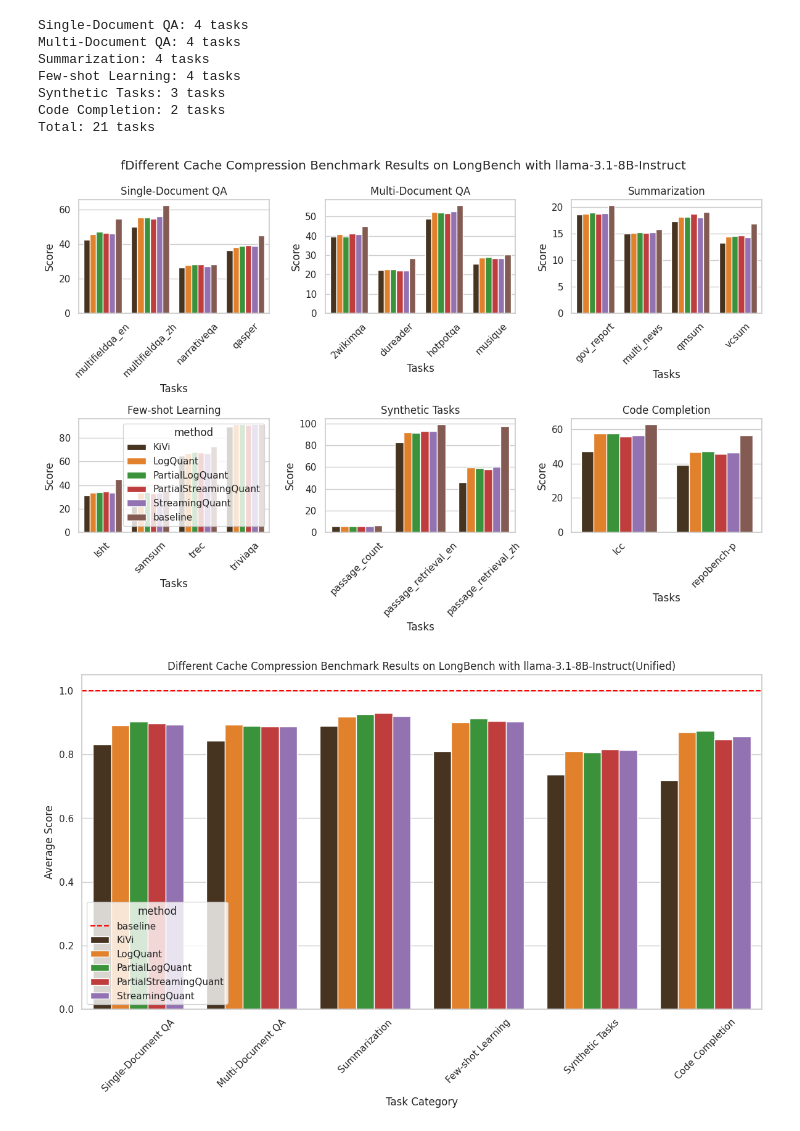
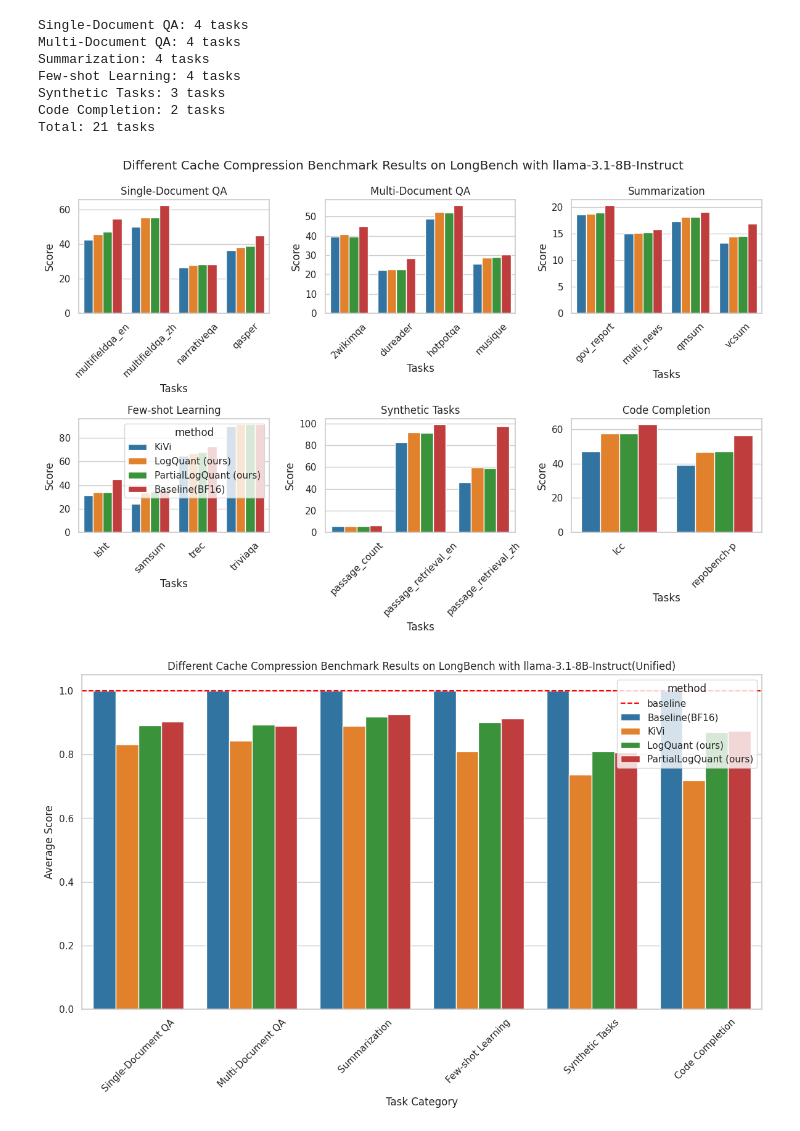
Before and after one commit to Concyclics/LogQuantKV, a Jupyter notebook: test_acc/LongBench/results/plot.ipynb, the cells around one changed output. Drawn from its saved outputs; the diff is of its cells as text; code cells hidden in the pictures.

```diff
--- a/test_acc/LongBench/results/plot.ipynb
+++ b/test_acc/LongBench/results/plot.ipynb
@@ -40,3 +40,8 @@ df
 | 19 | triviaqa | 91.64 | llama-3.1-8B-Instruct | baseline |
 | 20 | vcsum | 16.85 | llama-3.1-8B-Instruct | baseline |
 126 rows × 4 columns
+# %%
+df = df[df['method'].isin(['baseline', 'KiVi', 'LogQuant', 'PartialLogQuant'])]
+df['method'] = df['method'].replace('LogQuant', 'LogQuant (ours)')
+df['method'] = df['method'].replace('PartialLogQuant', 'PartialLogQuant (ours)')
+df['method'] = df['method'].replace('baseline', 'Baseline(BF16)')
@@ -66,10 +87,10 @@ Total: 21 tasks
 # %%
 sns.set_theme(style="whitegrid")
 fig, axs = plt.subplots(2, 3, figsize=(12, 8))
-fig.suptitle(f'fDifferent Cache Compression Benchmark Results on LongBench with {model_name}')
+fig.suptitle(f'Different Cache Compression Benchmark Results on LongBench with {model_name}')
 #set color palette by tab10, but turn KiVi into dark color, the rest into light color
 colors = sns.color_palette("tab10")
-colors[0] = (0.3, 0.2, 0.1)
+#colors[0] = (0.3, 0.2, 0.1)
 sns.set_palette(colors)
 for i, (category, task_list) in enumerate(categories.items()):
     ax = axs[i // 3, i % 3]
@@ -86,37 +107,37 @@ plt.subplots_adjust(top=0.9)
 plt.savefig(f'./{model_name}/results.png')
 plt.show()
 # %% [output]
-[figure, old version]
+[figure, new version]
 # %%
 sns.set_theme(style="whitegrid")
 plt.figure(figsize=(12, 8))
 sns.set_palette(colors)
 fig.suptitle(f'Different Cache Compression Benchmark Results on LongBench with {model_name}(Unified)')
 df_task_category = None
 for i, (category, task_list) in enumerate(categories.items()):
     df_tmp = df[df['task'].isin(task_list)]
     tasks_tmp = df_tmp['task'].unique()
     for task in tasks_tmp:
-        baseline_score = df_tmp[(df_tmp['task'] == task) & (df_tmp['method'] == 'baseline')]['score'].values[0]
+        baseline_score = df_tmp[(df_tmp['task'] == task) & (df_tmp['method'] == 'Baseline(BF16)')]['score'].values[0]
         for method in df_tmp['method'].unique():
             df_tmp.loc[(df_tmp['task'] == task) & (df_tmp['method'] == method), 'score'] /= baseline_score
     df_tmp_avg = df_tmp[['score', 'method']].groupby('method').mean().reset_index()
     df_tmp_avg['task'] = category
     if df_task_category is None:
         df_task_category = df_tmp_avg
     else:
         df_task_category = pd.concat([df_task_category, df_tmp_avg], axis=0, ignore_index=True)
 
 df_task_category = df_task_category[df_task_category['method'] != 'baseline']
 #draw the baseline at y=1
 plt.axhline(y=1, color='red', linestyle='--', label='baseline')
 sns.barplot(x='task', y='score', hue='method', data=df_task_category)
 plt.ylabel('Average Score')
 plt.xlabel('Task Category')
 plt.xticks(rotation=45)
 plt.tight_layout()
 plt.subplots_adjust(top=0.9)
 plt.title(f'Different Cache Compression Benchmark Results on LongBench with {model_name}(Unified)')
 plt.savefig(f'{model_name}/results_tasks_unified.png', dpi=600)
 # %% [output]
-[figure, old version]
+[figure, new version]
```
Also changed, not shown: parts of 1 cell of this notebook, 2 other files.
